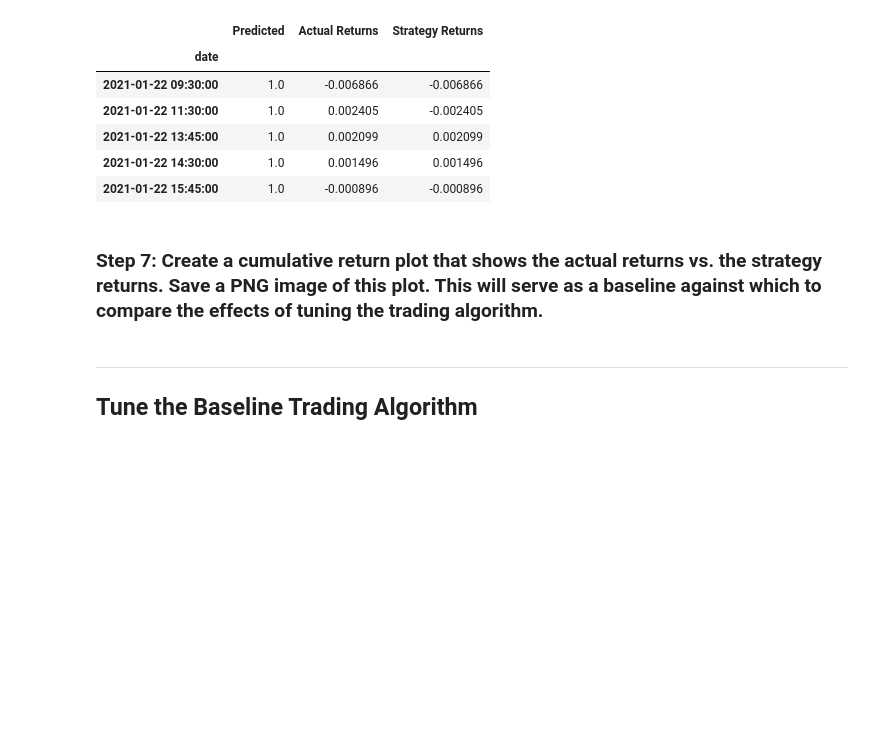
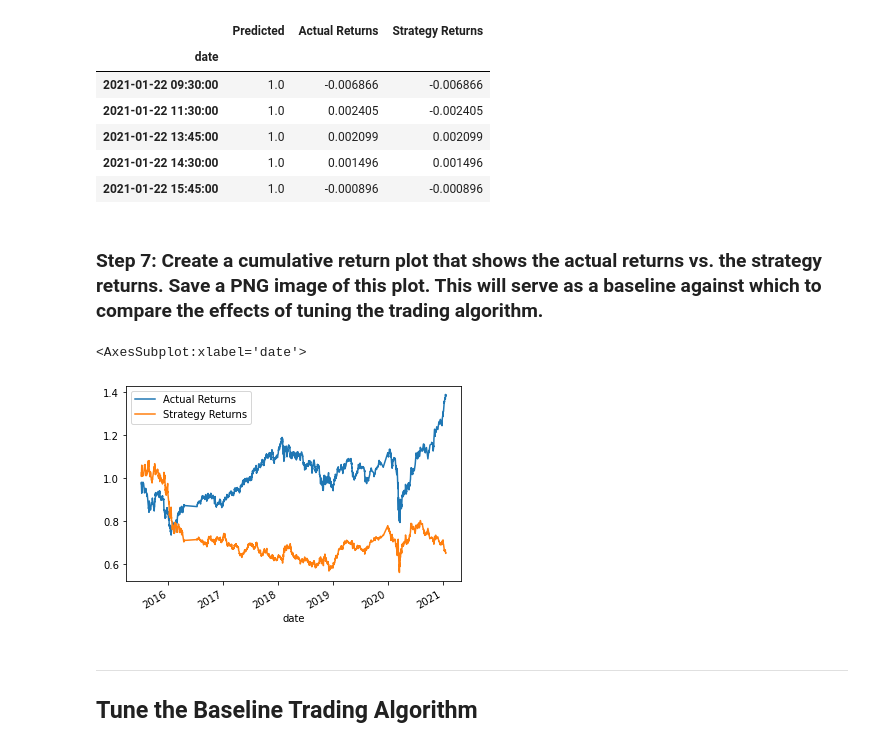
Before and after one commit to dcmar18/Machine_Learning_trading_Bot, a Jupyter notebook: machine_learning_trading_bot.ipynb, the cells around one changed output. Saved outputs shown, nothing was run; the diff lists cells and outputs as text; code cells hidden in the pictures; blank space fills up the shorter version.

Commit message:
Wrote code to plot cumulative returns for actual and strategy returns

```diff
--- a/machine_learning_trading_bot.ipynb
+++ b/machine_learning_trading_bot.ipynb
@@ -384,7 +384,10 @@ display(predictions_df.tail())
 ### Step 7: Create a cumulative return plot that shows the actual returns vs. the strategy returns. Save a PNG image of this plot. This will serve as a baseline against which to compare the effects of tuning the trading algorithm.
 # %%
 # Plot the actual returns versus the strategy returns
-# YOUR CODE HERE
+(1 + predictions_df[["Actual Returns", "Strategy Returns"]]).cumprod().plot()
+# %% [output]
+<AxesSubplot:xlabel='date'>
+[figure, added]
 # %% [markdown]
 ---
 
```
Also changed, not shown: parts of 1 cell of this notebook.
